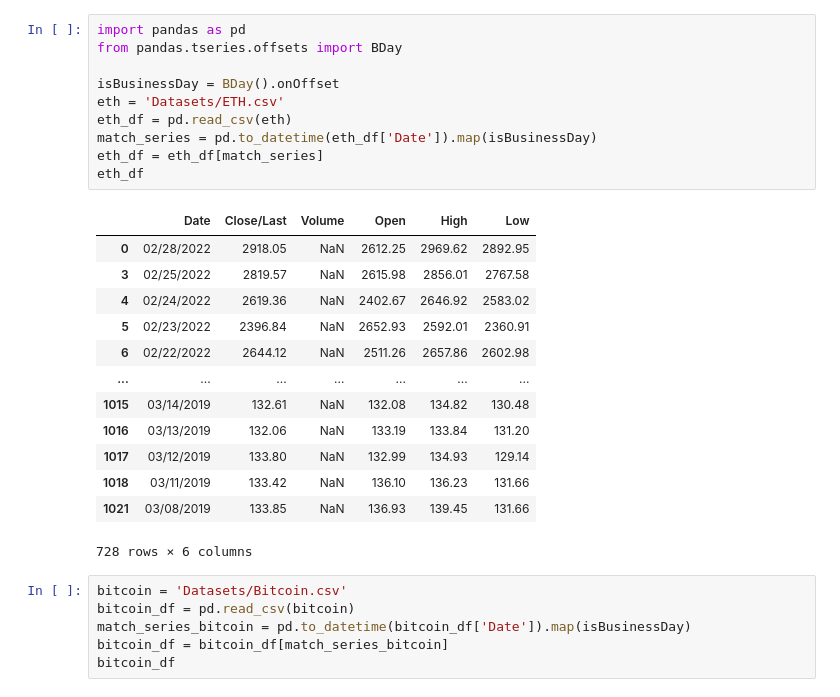
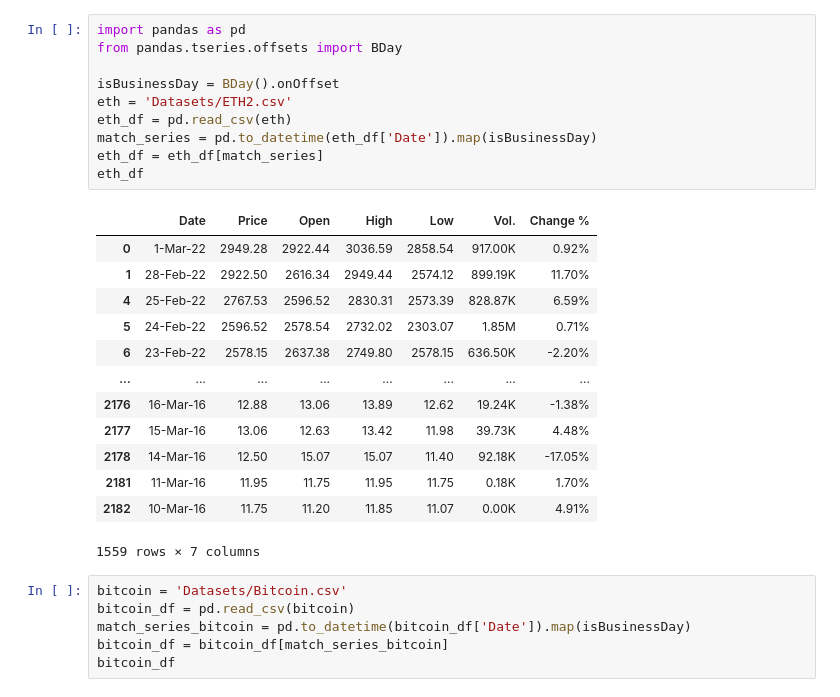
Before and after one commit to RojaReddy329/MachineLearningProject, a Jupyter notebook: ProjectNotebook.ipynb, the cells around one changed output. Drawn from its saved outputs; the diff is of its cells as text.

```diff
--- a/ProjectNotebook.ipynb
+++ b/ProjectNotebook.ipynb
@@ -1,27 +1,27 @@
 # %%
 import pandas as pd
 from pandas.tseries.offsets import BDay
 
 isBusinessDay = BDay().onOffset
-eth = 'Datasets/ETH.csv'
+eth = 'Datasets/ETH2.csv'
 eth_df = pd.read_csv(eth)
 match_series = pd.to_datetime(eth_df['Date']).map(isBusinessDay)
 eth_df = eth_df[match_series]
 eth_df
 # %% [output]
-|  | Date | Close/Last | Volume | Open | High | Low |
-| 0 | 02/28/2022 | 2918.05 | NaN | 2612.25 | 2969.62 | 2892.95 |
-| 3 | 02/25/2022 | 2819.57 | NaN | 2615.98 | 2856.01 | 2767.58 |
-| 4 | 02/24/2022 | 2619.36 | NaN | 2402.67 | 2646.92 | 2583.02 |
-| 5 | 02/23/2022 | 2396.84 | NaN | 2652.93 | 2592.01 | 2360.91 |
-| 6 | 02/22/2022 | 2644.12 | NaN | 2511.26 | 2657.86 | 2602.98 |
-| ... | ... | ... | ... | ... | ... | ... |
-| 1015 | 03/14/2019 | 132.61 | NaN | 132.08 | 134.82 | 130.48 |
-| 1016 | 03/13/2019 | 132.06 | NaN | 133.19 | 133.84 | 131.20 |
-| 1017 | 03/12/2019 | 133.80 | NaN | 132.99 | 134.93 | 129.14 |
-| 1018 | 03/11/2019 | 133.42 | NaN | 136.10 | 136.23 | 131.66 |
-| 1021 | 03/08/2019 | 133.85 | NaN | 136.93 | 139.45 | 131.66 |
+|  | Date | Price | Open | High | Low | Vol. | Change % |
+| 0 | 1-Mar-22 | 2949.28 | 2922.44 | 3036.59 | 2858.54 | 917.00K | 0.92% |
+| 1 | 28-Feb-22 | 2922.50 | 2616.34 | 2949.44 | 2574.12 | 899.19K | 11.70% |
+| 4 | 25-Feb-22 | 2767.53 | 2596.52 | 2830.31 | 2573.39 | 828.87K | 6.59% |
+| 5 | 24-Feb-22 | 2596.52 | 2578.54 | 2732.02 | 2303.07 | 1.85M | 0.71% |
+| 6 | 23-Feb-22 | 2578.15 | 2637.38 | 2749.80 | 2578.15 | 636.50K | -2.20% |
+| ... | ... | ... | ... | ... | ... | ... | ... |
+| 2176 | 16-Mar-16 | 12.88 | 13.06 | 13.89 | 12.62 | 19.24K | -1.38% |
+| 2177 | 15-Mar-16 | 13.06 | 12.63 | 13.42 | 11.98 | 39.73K | 4.48% |
+| 2178 | 14-Mar-16 | 12.50 | 15.07 | 15.07 | 11.40 | 92.18K | -17.05% |
+| 2181 | 11-Mar-16 | 11.95 | 11.75 | 11.95 | 11.75 | 0.18K | 1.70% |
+| 2182 | 10-Mar-16 | 11.75 | 11.20 | 11.85 | 11.07 | 0.00K | 4.91% |
-728 rows × 6 columns
+1559 rows × 7 columns
 # %%
 bitcoin = 'Datasets/Bitcoin.csv'
 bitcoin_df = pd.read_csv(bitcoin)
```
Also changed, not shown: parts of 4 cells of this notebook, 3 other files.
